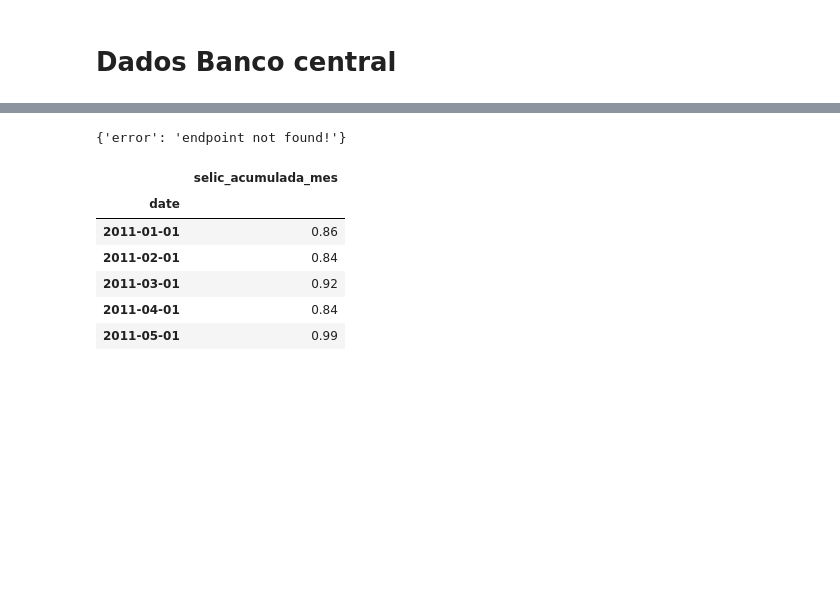
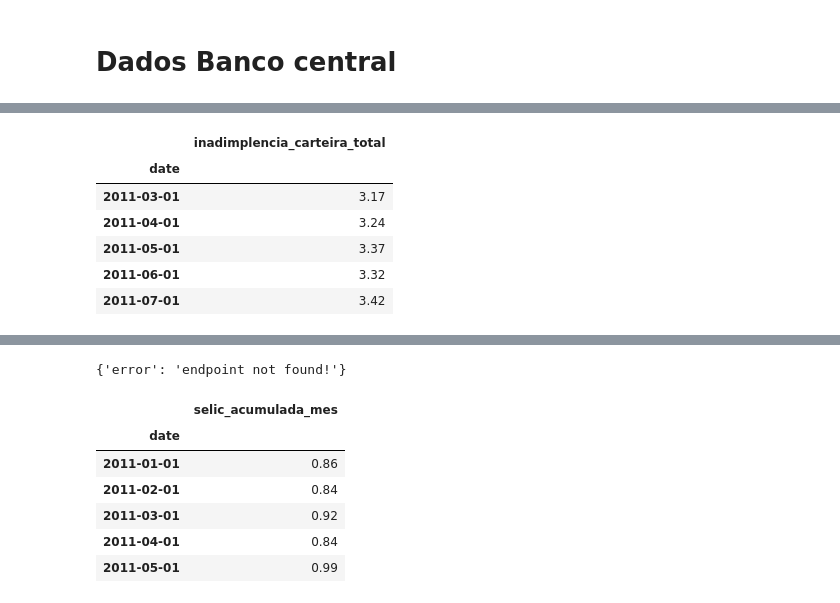
Before and after one commit to BrunoRaphaell/nowcasting, a Jupyter notebook: notebooks/00_tests.ipynb, the cells around one changed output, grey strips where cells are left out. Drawn from its saved outputs; the diff is of its cells as text; code cells hidden in the pictures; blank space fills up the shorter version.

```diff
--- a/notebooks/00_data_extraction.ipynb
+++ b/notebooks/00_tests.ipynb
@@ -4,0 +27,11 @@ import pandas as pd
+# %%
+df = pd.read_parquet(r"C:\Users\Matheus\Desktop\CEDS_workspace\TCC CEDS\nowcasting\data\raw\inadimplencia_carteira_total.parquet")
+df.head()
+# %% [output]
+|  | inadimplencia_carteira_total |
+| date |  |
+| 2011-03-01 | 3.17 |
+| 2011-04-01 | 3.24 |
+| 2011-05-01 | 3.37 |
+| 2011-06-01 | 3.32 |
+| 2011-07-01 | 3.42 |
```
Also changed, not shown: parts of 7 cells of this notebook, 6 other files.
